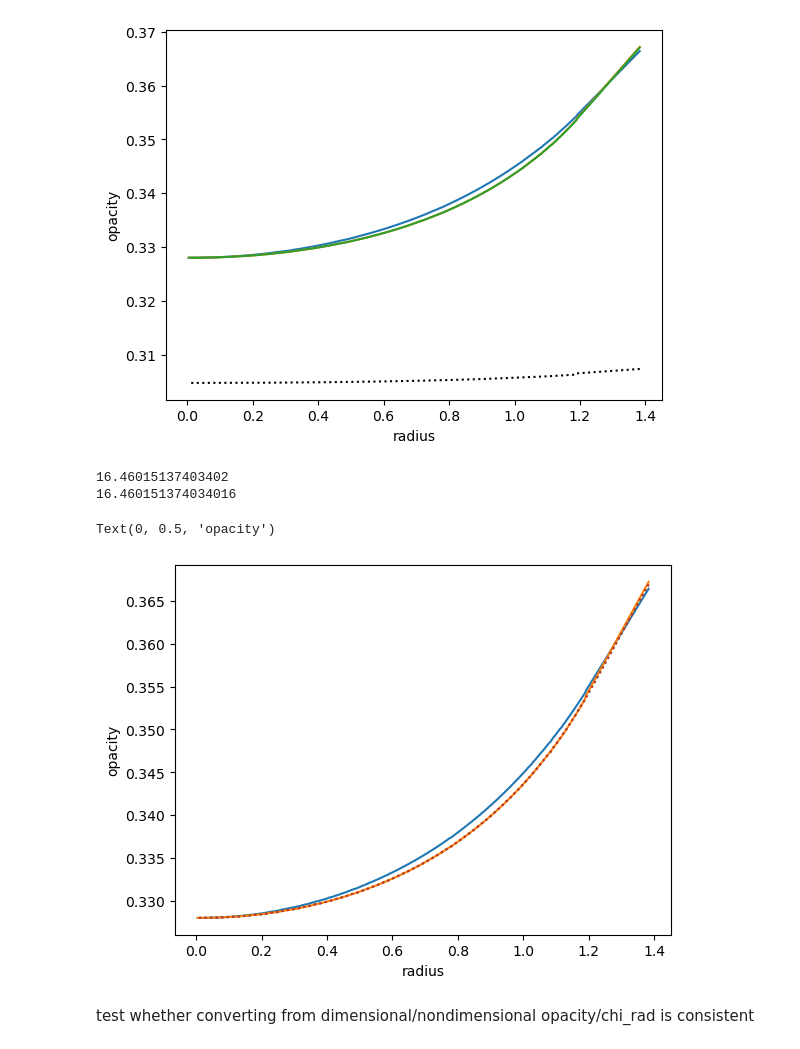
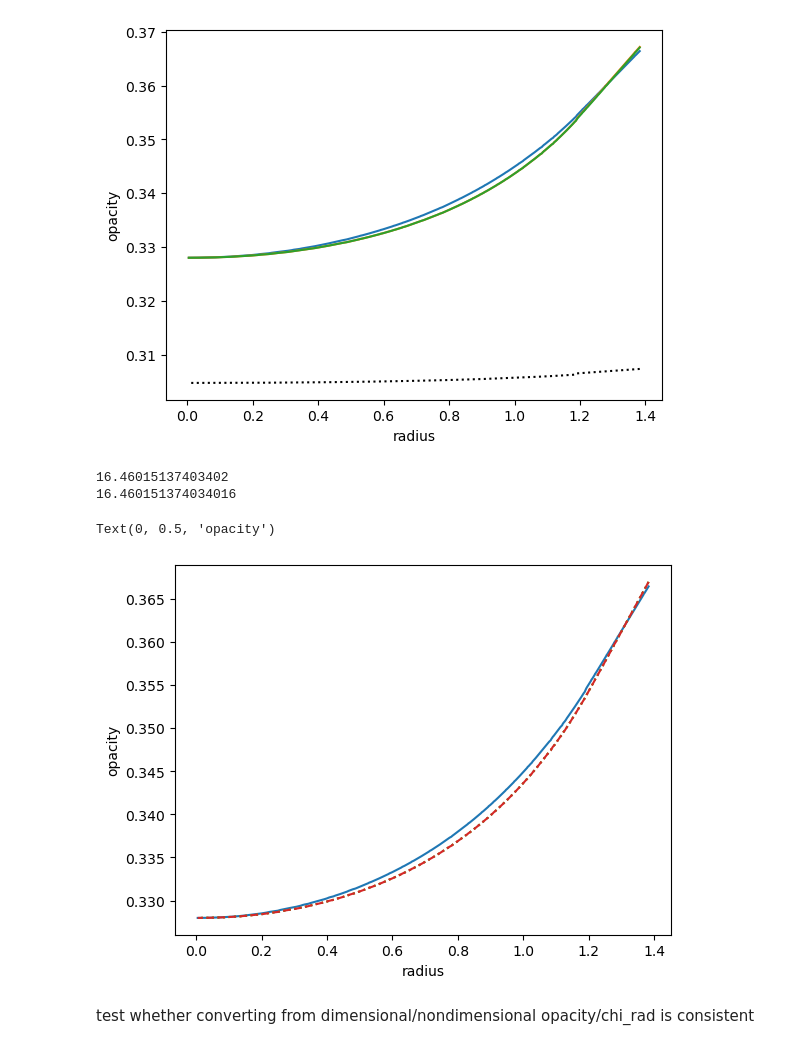
Before and after one commit to samanthacwu/compressible_stars_CP, a Jupyter notebook: examples/massive_star_zams_15msol/test_mesa_to_dedalus.ipynb, the cells around one changed output. Drawn from its saved outputs; the diff is of its cells as text; code cells hidden in the pictures.

```diff
--- a/examples/massive_star_zams_15msol/test_mesa_to_dedalus.ipynb
+++ b/examples/massive_star_zams_15msol/test_mesa_to_dedalus.ipynb
@@ -278,8 +262,11 @@ def adjust_opacity(mesa_file):
         print(gff)
         opacity_adj = ye[0]*(0.2*(1+x_frac)+gff*kappa_ff(rho,T,z_frac,x_frac))
         return opacity_adj * (u.cm**2 / u.g), gff, z_frac,x_frac,ye[0]
-def opacity_func(rho,T,gff,z_frac,x_frac,ye):
-        kappa_ff = lambda rho,T,Z,X: 3.68e22*(1-Z)*(1+X)*rho*T**(-7/2)
+def opacity_func(rho,T,gff,z_frac,x_frac,ye,dimensionless=False): #this is dimensional
+    kappa_ff = lambda rho,T,Z,X: 3.68e22*(1-Z)*(1+X)*rho*T**(-7/2)
+    if dimensionless:
+        return ye*(0.2*(1+x_frac)+gff*kappa_ff(rho,T,z_frac,x_frac))
+    else:
         return ye*(0.2*(1+x_frac)+gff*kappa_ff(rho,T,z_frac,x_frac)) * (u.cm**2 / u.g)
 # %%
 
@@ -288,33 +275,35 @@ r_out = 6.88e+10*1.4/Rsun
 kappa_ff = lambda rho,T,Z,X: 3.68e22*(1-Z)*(1+X)*rho*T**(-7/2)
 kappa_bf = lambda rho,T,Z,X: 4.34e25*Z*(1+X)*rho*T**(-7/2)
 # gff=16.5
 # gbf=1e-4
 z_frac = 1-profMS.h1-profMS.he4-profMS.he3
 x_frac = profMS.h1
 new_opacity = profMS.ye[profMS.radius<r_out]*(0.2*(1+x_frac[profMS.radius<r_out])+kappa_ff(profMS.rho,profMS.temperature,z_frac,x_frac)[profMS.radius<r_out])
 gff = (profMS.opacity[-1] - new_opacity[-1])/profMS.ye[-1]/kappa_ff(profMS.rho,profMS.temperature,z_frac,x_frac)[-1] + 1
 print(gff)
 plt.plot(profMS.radius[profMS.radius<r_out],profMS.opacity[profMS.radius<r_out])
 # plt.plot(profMS.radius[profMS.radius<r_out],0.2*(1+profMS.x[profMS.radius<r_out])+kappa_ff(profMS.rho,profMS.temperature,profMS.z,profMS.x)[profMS.radius<r_out])
 # plt.plot(profMS.radius[profMS.radius<r_out],0.2*(1+profMS.x[profMS.radius<r_out])+gbf*kappa_bf(profMS.rho,profMS.temperature,profMS.z,profMS.x)[profMS.radius<r_out])
 plt.plot(profMS.radius[profMS.radius<r_out],
         profMS.ye[profMS.radius<r_out]*(0.2*(1+x_frac[profMS.radius<r_out])+gff*kappa_ff(profMS.rho,profMS.temperature,z_frac,x_frac)[profMS.radius<r_out]) )
 adjusted_opacity, gff_out, z_frac_out,x_frac_out, ye_out = adjust_opacity(profMS.file_name)
 plt.plot(profMS.radius[profMS.radius<r_out], adjusted_opacity[::-1][profMS.radius<r_out].cgs,ls=':')
 
 plt.plot(profMS.radius[profMS.radius<r_out],
          opacity_func(profMS.rho,profMS.temperature,gff_out,z_frac_out,x_frac_out,ye_out)[profMS.radius<r_out].cgs,ls=':')
+plt.plot(profMS.radius[profMS.radius<r_out],
+         opacity_func(profMS.rho,profMS.temperature,gff_out,z_frac_out,x_frac_out,ye_out,dimensionless=True)[profMS.radius<r_out],ls='--')
 # plt.plot(profMS.radius[profMS.radius<r_out],
 #         profMS.ye[profMS.radius<r_out]*(0.2*(1+profMS.x[profMS.radius<r_out])+gff*kappa_ff(profMS.rho,profMS.temperature,profMS.z,profMS.x)[profMS.radius<r_out])
 #         + (1-profMS.ye[profMS.radius<r_out])*gbf*kappa_bf(profMS.rho,profMS.temperature,profMS.z,profMS.x)[profMS.radius<r_out])
 # plt.yscale('log')
 # plt.xscale('log')
 plt.xlabel('radius')
 plt.ylabel('opacity')
 # %% [output]
 16.46015137403402
 16.460151374034016
 Text(0, 0.5, 'opacity')
-[figure, old version]
+[figure, new version]
 # %% [markdown]
 test whether converting from dimensional/nondimensional opacity/chi_rad is consistent
```
Also changed, not shown: parts of 6 cells of this notebook, 2 other files.
